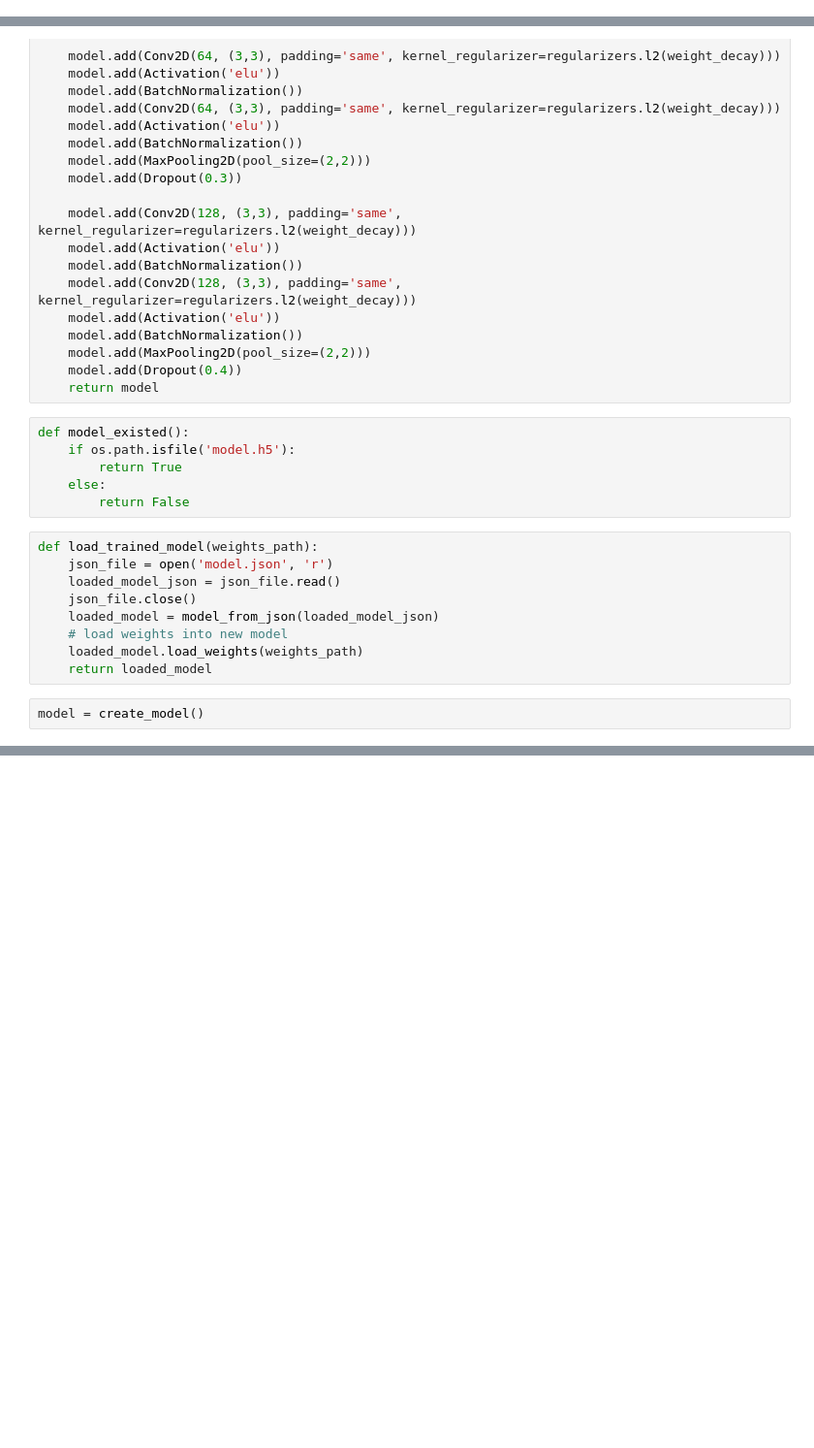
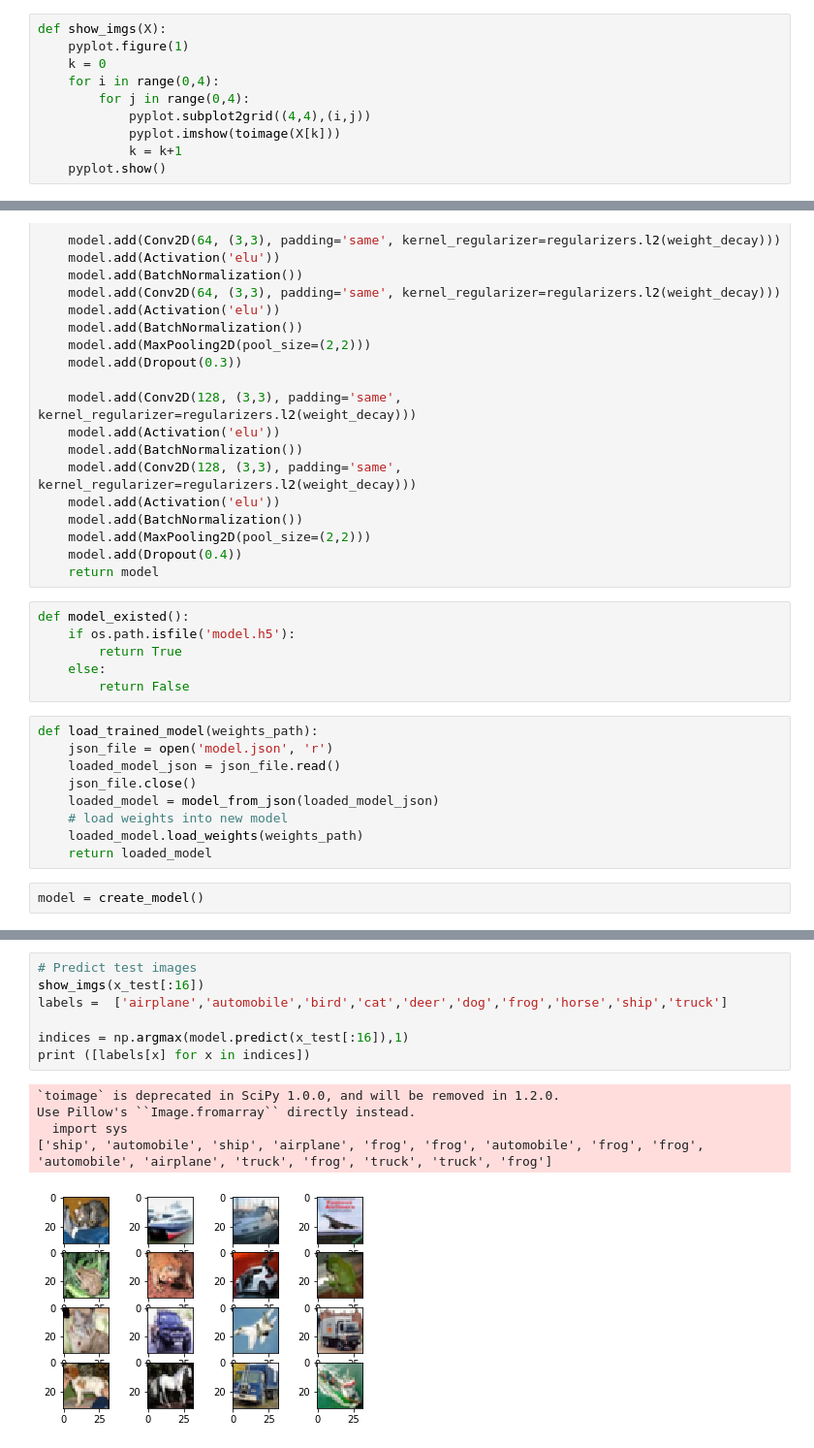
Before and after one commit to nam98nd16/Image-Classification, a Jupyter notebook: CIFAR-10/cifar-10-image-recognition.ipynb, the cells around one changed output, grey strips where cells are left out. Shown at 97% size. Saved outputs shown, nothing was run; the diff lists cells and outputs as text; blank space fills up the shorter version.

Commit message:
add custom image prediction

```diff
--- a/CIFAR-10/cifar-10-image-recognition.ipynb
+++ b/CIFAR-10/cifar-10-image-recognition.ipynb
@@ -15,4 +18,14 @@ from keras.models import model_from_json
 import numpy as np
+# %%
+def show_imgs(X):
+    pyplot.figure(1)
+    k = 0
+    for i in range(0,4):
+        for j in range(0,4):
+            pyplot.subplot2grid((4,4),(i,j))
+            pyplot.imshow(toimage(X[k]))
+            k = k+1
+    pyplot.show()
 # %%
 def lr_schedule(epoch):
     lrate = 0.001
@@ -139,0 +170,13 @@ print(scores)
+# %%
+# Predict test images
+show_imgs(x_test[:16])
+labels =  ['airplane','automobile','bird','cat','deer','dog','frog','horse','ship','truck']
+
+indices = np.argmax(model.predict(x_test[:16]),1)
+print ([labels[x] for x in indices])
+# %% [output]
+`toimage` is deprecated in SciPy 1.0.0, and will be removed in 1.2.0.
+Use Pillow's ``Image.fromarray`` directly instead.
+  import sys
+['ship', 'automobile', 'ship', 'airplane', 'frog', 'frog', 'automobile', 'frog', 'frog', 'automobile', 'airplane', 'truck', 'frog', 'truck', 'truck', 'frog']
+[figure, added]
```
Also changed, not shown: parts of 8 cells of this notebook, 6 other files.
